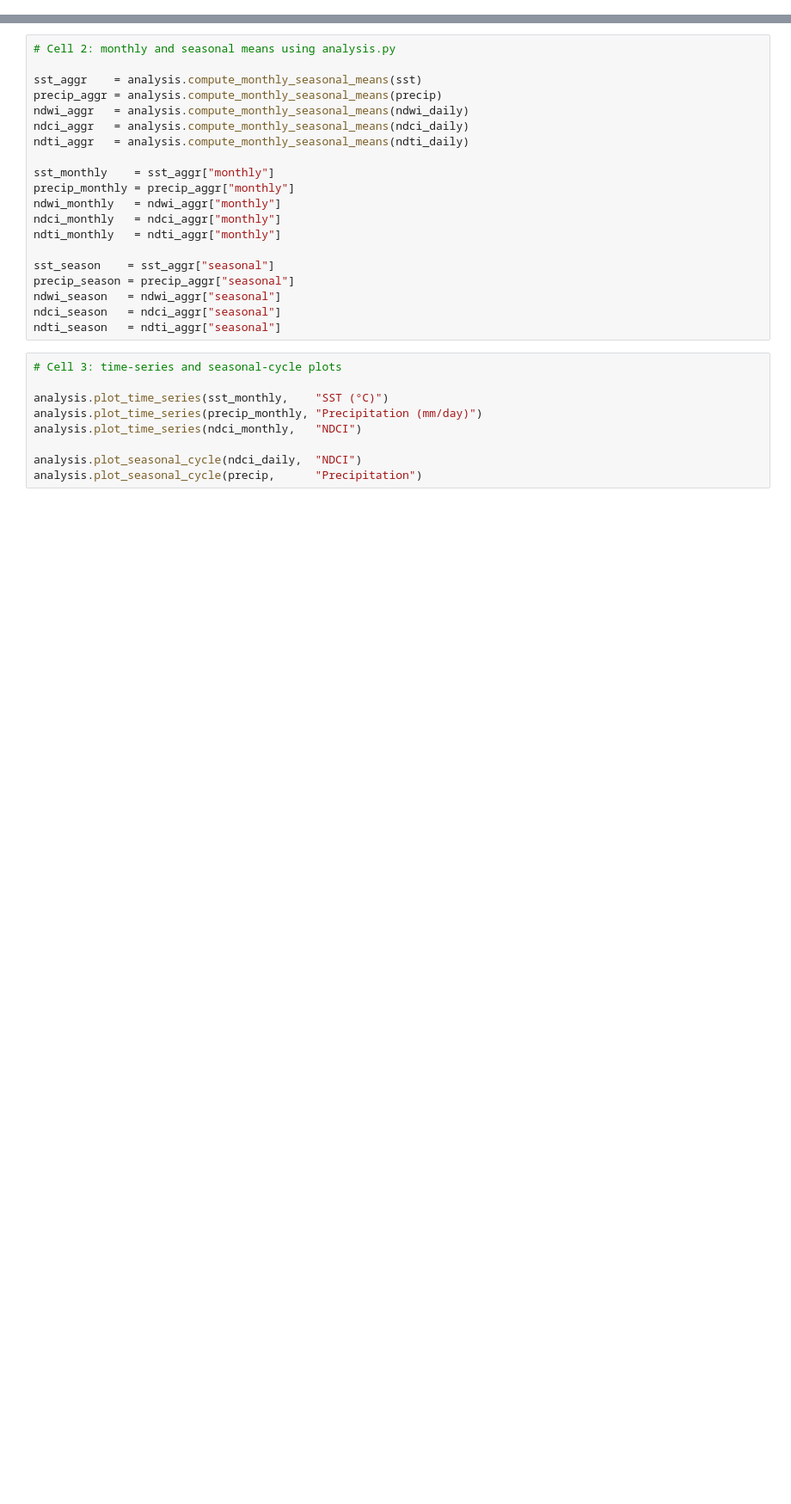
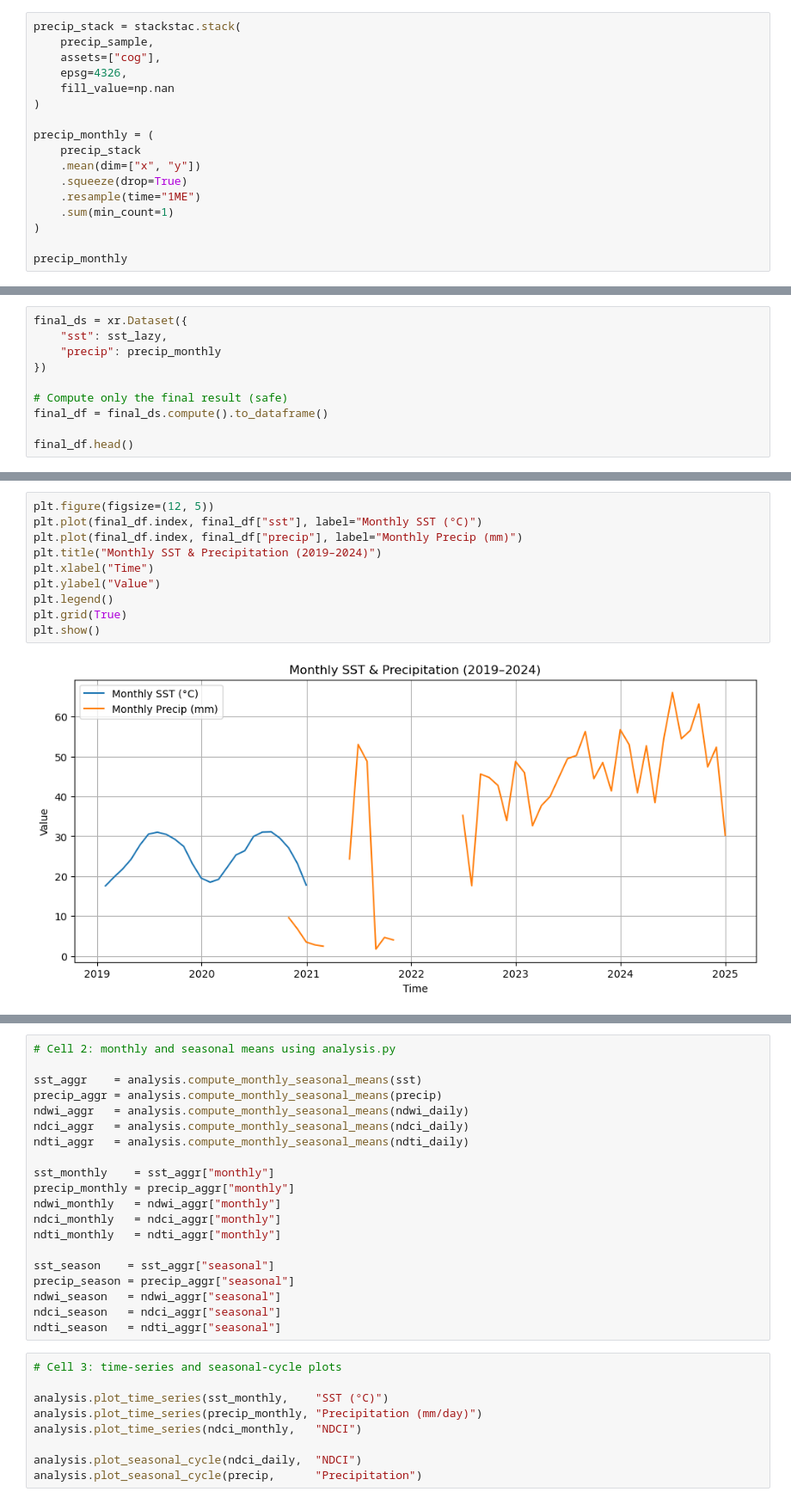
Before and after one commit to Gracey0201/tampa-bay-water-quality, a Jupyter notebook: Notebook.ipynb, the cells around one changed output, grey strips where cells are left out. Shown at 86% size. Saved outputs shown, nothing was run; the diff lists cells and outputs as text; blank space fills up the shorter version.

```diff
--- a/Notebook.ipynb
+++ b/Notebook.ipynb
@@ -323,0 +230,17 @@ precip = env["precip"]
+# %%
+precip_stack = stackstac.stack(
+    precip_sample,
+    assets=["cog"],
+    epsg=4326,
+    fill_value=np.nan
+)
+
+precip_monthly = (
+    precip_stack
+    .mean(dim=["x", "y"])
+    .squeeze(drop=True)
+    .resample(time="1ME")
+    .sum(min_count=1)
+)
+
+precip_monthly
@@ -323,0 +271,10 @@ precip = env["precip"]
+# %%
+final_ds = xr.Dataset({
+    "sst": sst_lazy,
+    "precip": precip_monthly
+})
+
+# Compute only the final result (safe)
+final_df = final_ds.compute().to_dataframe()
+
+final_df.head()
@@ -323,0 +289,12 @@ precip = env["precip"]
+# %%
+plt.figure(figsize=(12, 5))
+plt.plot(final_df.index, final_df["sst"], label="Monthly SST (°C)")
+plt.plot(final_df.index, final_df["precip"], label="Monthly Precip (mm)")
+plt.title("Monthly SST & Precipitation (2019–2024)")
+plt.xlabel("Time")
+plt.ylabel("Value")
+plt.legend()
+plt.grid(True)
+plt.show()
+# %% [output]
+[figure, added]
```
Also changed, not shown: parts of 20 cells of this notebook, 4 other files.
